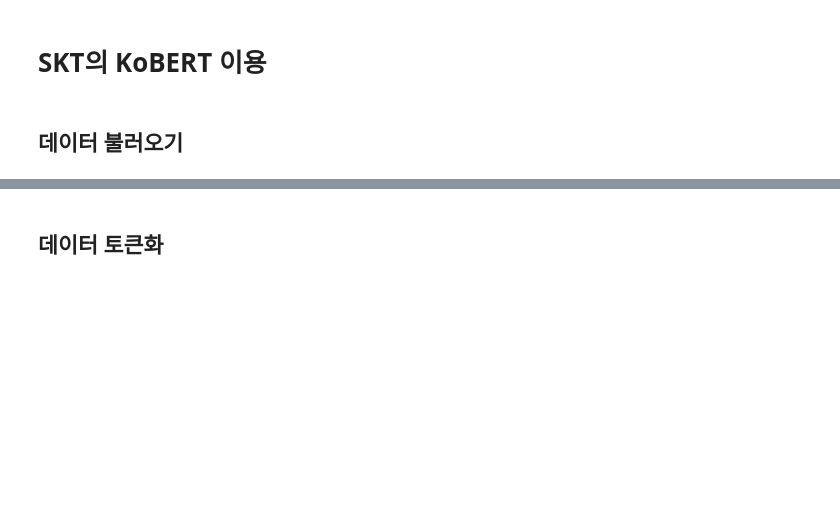
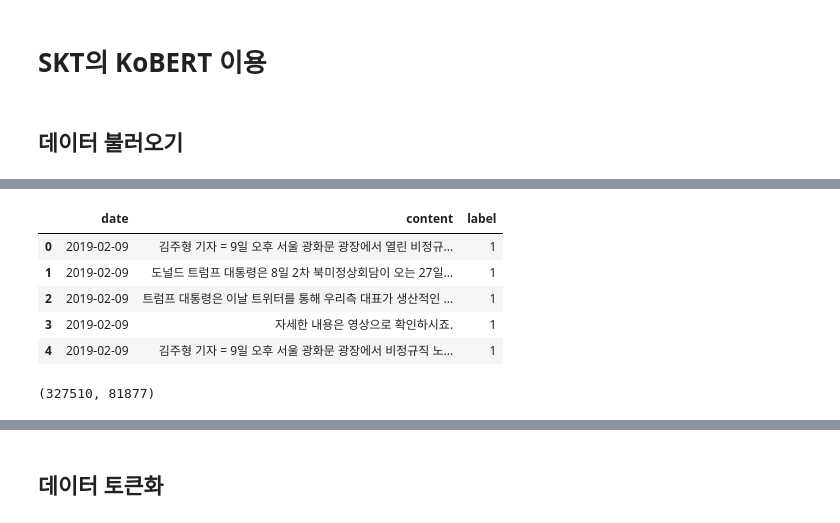
Before and after one commit to yoouza/bigcontest, a Jupyter notebook: data_analysis/News_Classification_KoBERT.ipynb, the cells around one changed output, grey strips where cells are left out. Saved outputs shown, nothing was run; the diff lists cells and outputs as text; code cells hidden in the pictures; blank space fills up the shorter version.

```diff
--- a/data_analysis/News_Classification_KoBERT.ipynb
+++ b/data_analysis/News_Classification_KoBERT.ipynb
@@ -73,3 +80,22 @@ len(train_data), len(test_data)
+# %%
+news_data = news_data[news_data['label']!=10]
+news_data = news_data.reset_index()
+news_data = news_data.drop(['index'], axis=1)
+news_data.head()
+# %% [output]
+|  | date | content | label |
+| 0 | 2019-02-09 | 김주형 기자 = 9일 오후 서울 광화문 광장에서 열린 비정규... | 1 |
+| 1 | 2019-02-09 | 도널드 트럼프 대통령은 8일 2차 북미정상회담이 오는 27일... | 1 |
+| 2 | 2019-02-09 | 트럼프 대통령은 이날 트위터를 통해 우리측 대표가 생산적인 ... | 1 |
+| 3 | 2019-02-09 | 자세한 내용은 영상으로 확인하시죠. | 1 |
+| 4 | 2019-02-09 | 김주형 기자 = 9일 오후 서울 광화문 광장에서 비정규직 노... | 1 |
+# %%
+# 학습, 테스트 데이터 분리
+train_data = news_data.sample(frac=0.8, random_state=2020)
+test_data = news_data.drop(train_data.index)
+len(train_data), len(test_data)
+# %% [output]
+(327510, 81877)
 # %%
 train_data = train_data.dropna()
 train_data = train_data.reset_index()
```
Also changed, not shown: parts of 14 cells of this notebook.
